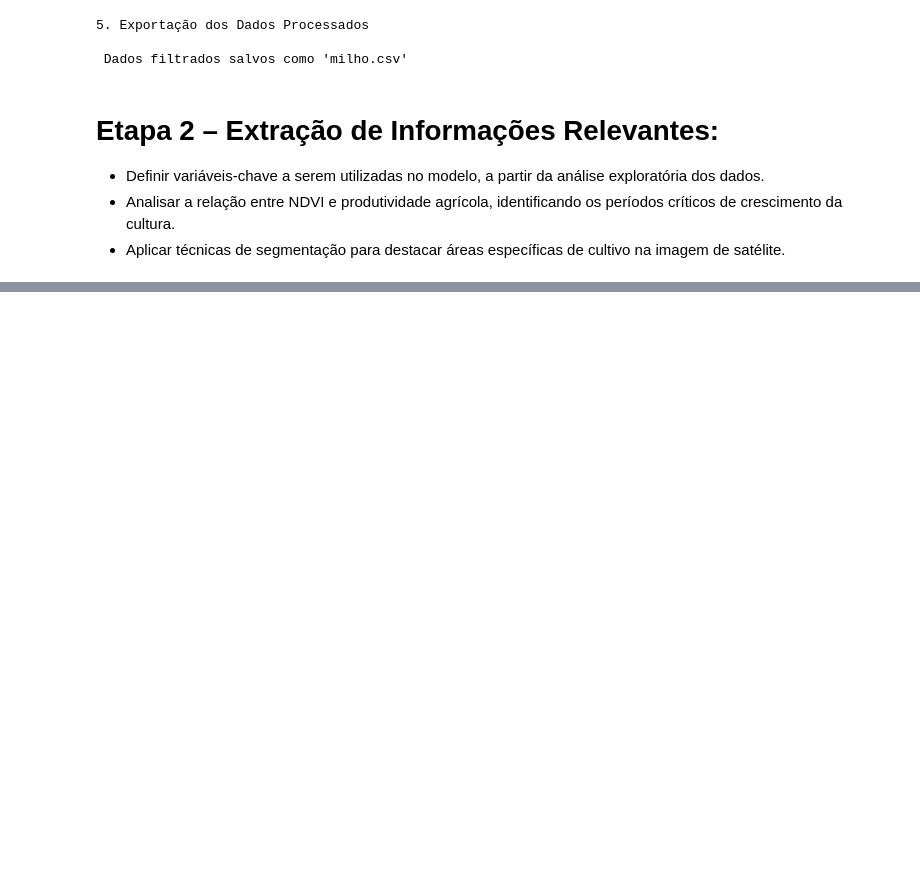
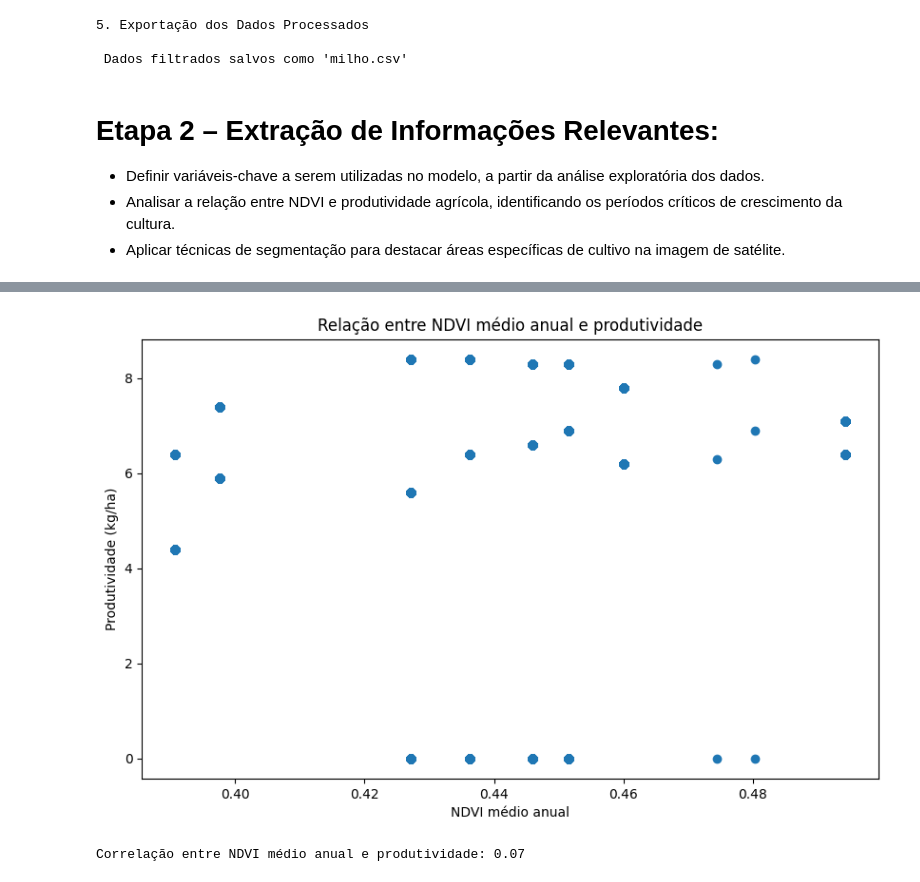
Before and after one commit to juhungaro/Pipoca, a Jupyter notebook: Entrega2.ipynb, the cells around one changed output, grey strips where cells are left out. Cells and saved outputs as stored; diff of their text form; code cells hidden in the pictures; blank space fills up the shorter version.

```diff
--- a/Entrega2.ipynb
+++ b/Entrega2.ipynb
@@ -1421,0 +1328,4 @@ display(df_milho_mt[colunas_numericas].describe())
+# %%
+# Upload do arquivo
+base = pd.read_csv('base.csv')
+print(base.head())
@@ -1421,0 +1350,14 @@ display(df_milho_mt[colunas_numericas].describe())
+# %%
+# Avaliar relação NDVI X produtividade (correlação)
+plt.figure(figsize=(10, 6))
+plt.scatter(base['ndvi_medio_ano'], base['produtividade'])
+plt.xlabel('NDVI médio anual')
+plt.ylabel('Produtividade (kg/ha)')
+plt.title('Relação entre NDVI médio anual e produtividade')
+plt.show()
+
+cor = base['ndvi_medio_ano'].corr(base['produtividade'])
+print(f'Correlação entre NDVI médio anual e produtividade: {cor:.2f}')
+# %% [output]
+[figure, added]
+Correlação entre NDVI médio anual e produtividade: 0.07
```
Also changed, not shown: parts of 29 cells of this notebook.
